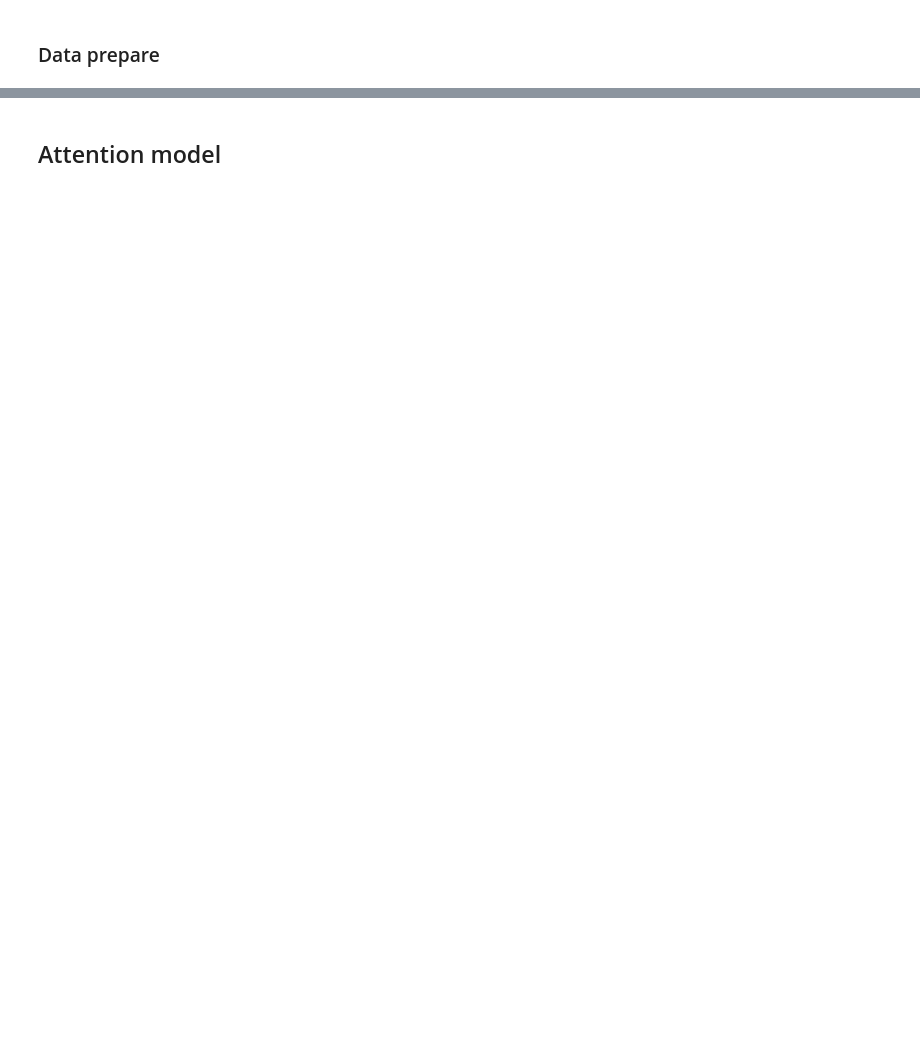
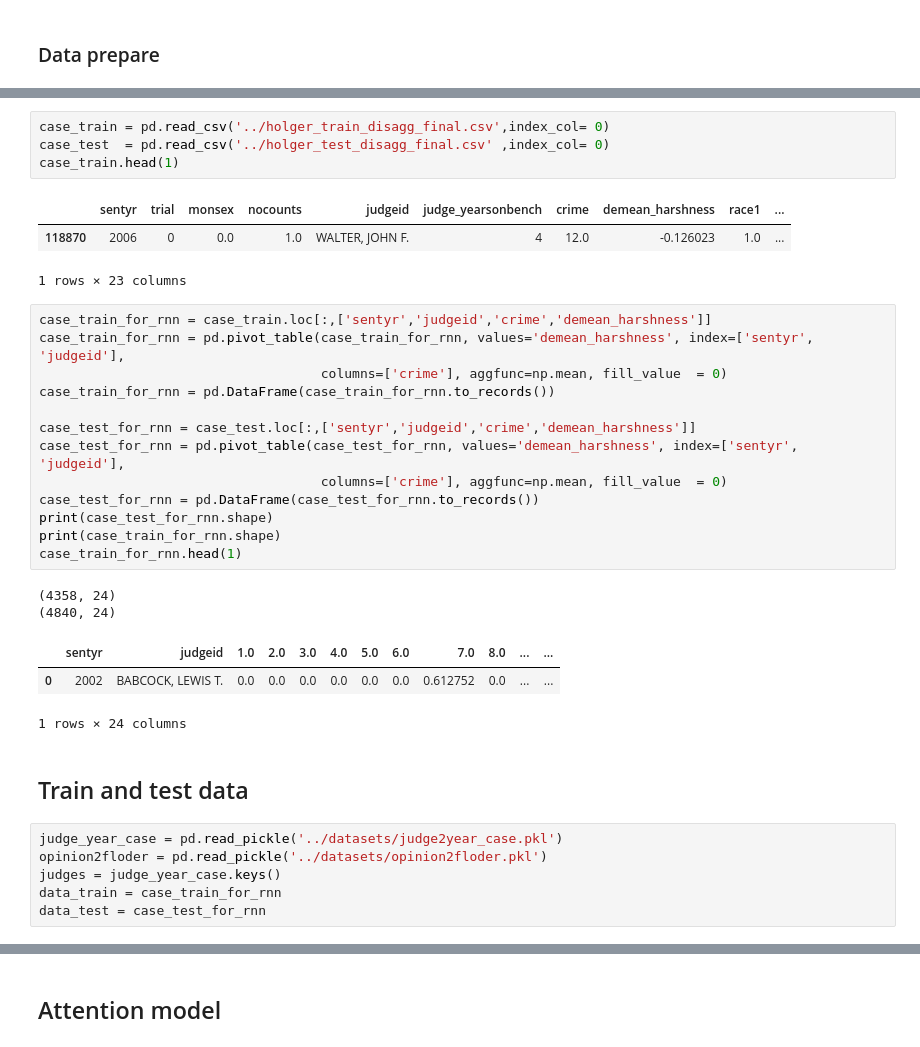
Before and after one commit to ellliottt/JudgeSentences, a Jupyter notebook: notes/RNN.ipynb, the cells around one changed output, grey strips where cells are left out. Cells and saved outputs as stored; diff of their text form; blank space fills up the shorter version.

```diff
--- a/notes/RNN.ipynb
+++ b/notes/RNN.ipynb
@@ -120,0 +41,35 @@ Mean squared error for train data Holger on regression : 0.0000
+# %%
+case_train = pd.read_csv('../holger_train_disagg_final.csv',index_col= 0)
+case_test  = pd.read_csv('../holger_test_disagg_final.csv' ,index_col= 0)
+case_train.head(1)
+# %% [output]
+|  | sentyr | trial | monsex | nocounts | judgeid | judge_yearsonbench | crime | demean_harshness | race1 | ... |
+| 118870 | 2006 | 0 | 0.0 | 1.0 | WALTER, JOHN F. | 4 | 12.0 | -0.126023 | 1.0 | ... |
+1 rows × 23 columns
+# %%
+case_train_for_rnn = case_train.loc[:,['sentyr','judgeid','crime','demean_harshness']]
+case_train_for_rnn = pd.pivot_table(case_train_for_rnn, values='demean_harshness', index=['sentyr', 'judgeid'],
+                                    columns=['crime'], aggfunc=np.mean, fill_value  = 0)
+case_train_for_rnn = pd.DataFrame(case_train_for_rnn.to_records())
+
+case_test_for_rnn = case_test.loc[:,['sentyr','judgeid','crime','demean_harshness']]
+case_test_for_rnn = pd.pivot_table(case_test_for_rnn, values='demean_harshness', index=['sentyr', 'judgeid'],
+                                    columns=['crime'], aggfunc=np.mean, fill_value  = 0)
+case_test_for_rnn = pd.DataFrame(case_test_for_rnn.to_records())
+print(case_test_for_rnn.shape)
+print(case_train_for_rnn.shape)
+case_train_for_rnn.head(1)
+# %% [output]
+(4358, 24)
+(4840, 24)
+|  | sentyr | judgeid | 1.0 | 2.0 | 3.0 | 4.0 | 5.0 | 6.0 | 7.0 | 8.0 | ... | ... |
+| 0 | 2002 | BABCOCK, LEWIS T. | 0.0 | 0.0 | 0.0 | 0.0 | 0.0 | 0.0 | 0.612752 | 0.0 | ... | ... |
+1 rows × 24 columns
+# %% [markdown]
+## Train and test data
+# %%
+judge_year_case = pd.read_pickle('../datasets/judge2year_case.pkl')
+opinion2floder = pd.read_pickle('../datasets/opinion2floder.pkl')
+judges = judge_year_case.keys()
+data_train = case_train_for_rnn
+data_test = case_test_for_rnn
```
Also changed, not shown: parts of 37 cells of this notebook, 2 other files.
